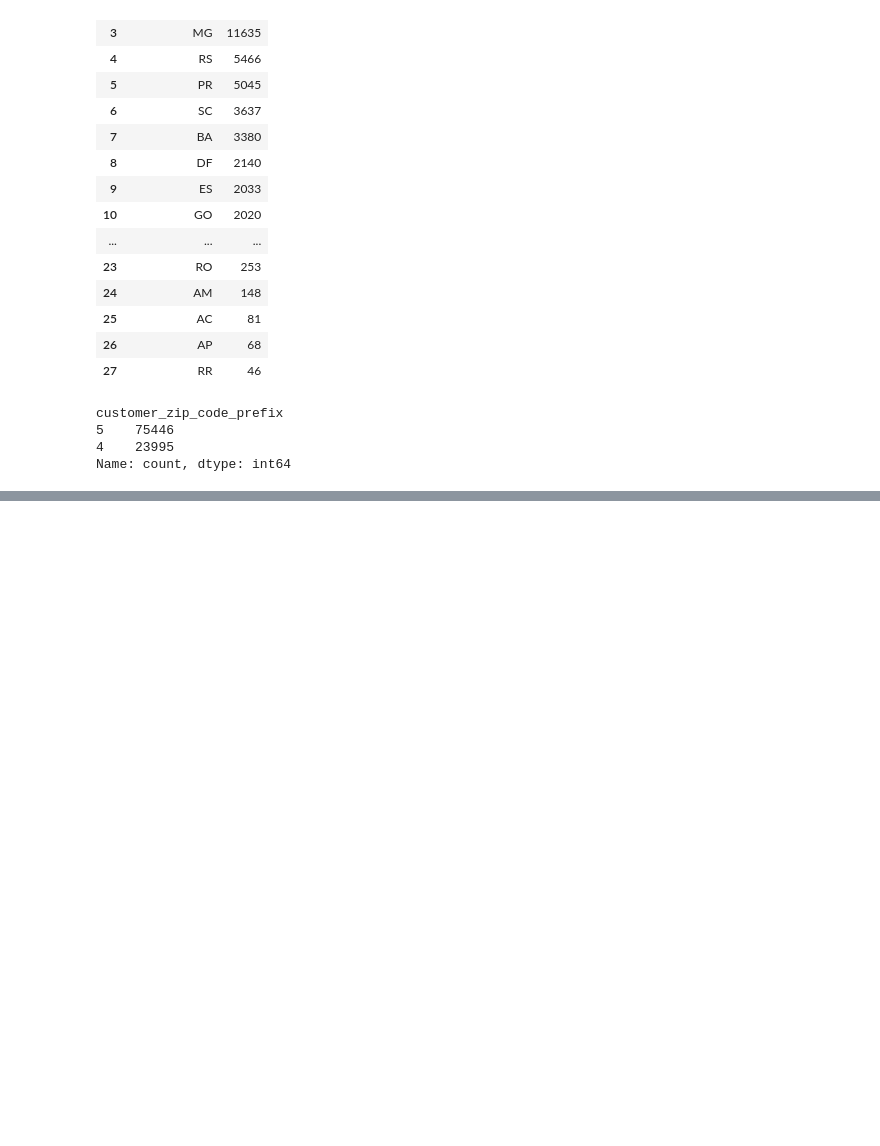
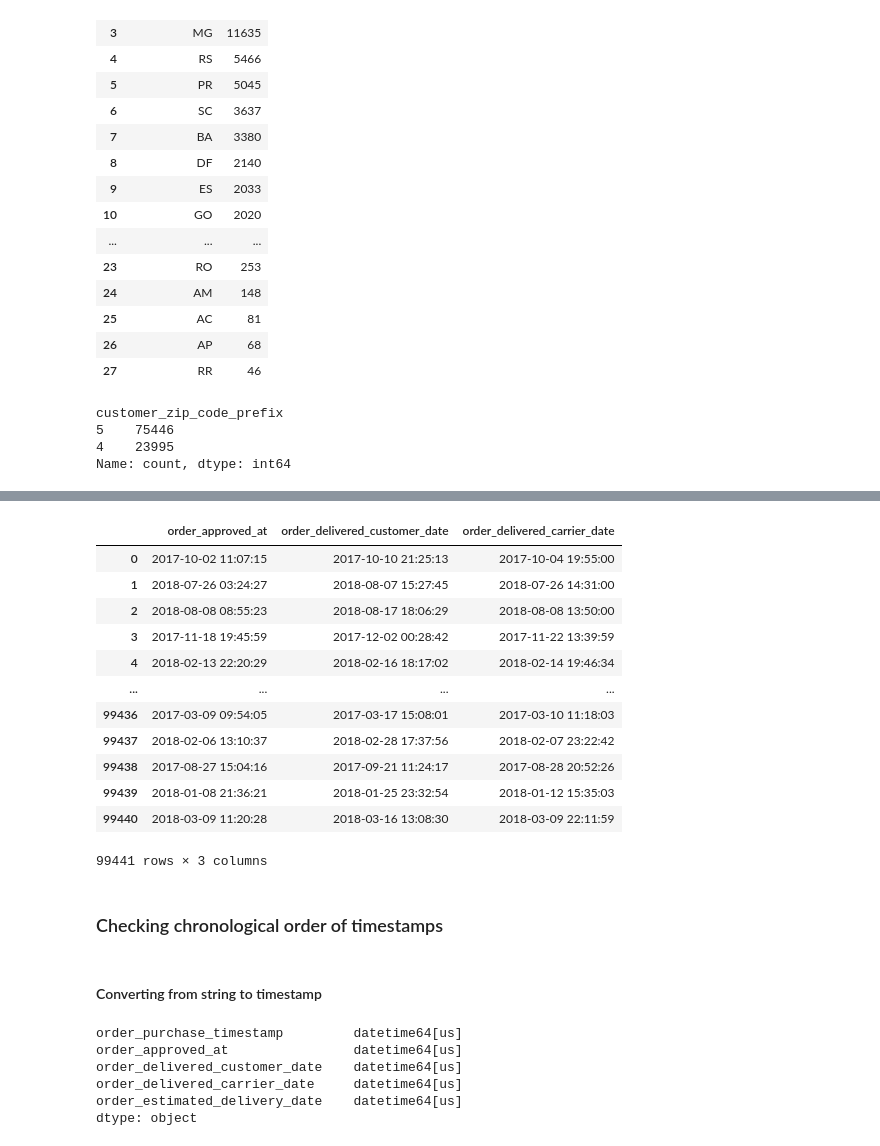
Before and after one commit to ErgysKorsita/ecommerce-batch-pipeline, a Jupyter notebook: notebooks/01_data_exploration.ipynb, the cells around one changed output, grey strips where cells are left out. Saved outputs shown, nothing was run; the diff lists cells and outputs as text; code cells hidden in the pictures; blank space fills up the shorter version.

```diff
--- a/notebooks/01_data_exploration.ipynb
+++ b/notebooks/01_data_exploration.ipynb
@@ -216,0 +396,20 @@ Name: count, dtype: int64
+# %%
+df_orders[['order_approved_at', 'order_delivered_customer_date', 'order_delivered_carrier_date']]
+# %% [output]
+|  | order_approved_at | order_delivered_customer_date | order_delivered_carrier_date |
+| 0 | 2017-10-02 11:07:15 | 2017-10-10 21:25:13 | 2017-10-04 19:55:00 |
+| 1 | 2018-07-26 03:24:27 | 2018-08-07 15:27:45 | 2018-07-26 14:31:00 |
+| 2 | 2018-08-08 08:55:23 | 2018-08-17 18:06:29 | 2018-08-08 13:50:00 |
+| 3 | 2017-11-18 19:45:59 | 2017-12-02 00:28:42 | 2017-11-22 13:39:59 |
+| 4 | 2018-02-13 22:20:29 | 2018-02-16 18:17:02 | 2018-02-14 19:46:34 |
+| ... | ... | ... | ... |
+| 99436 | 2017-03-09 09:54:05 | 2017-03-17 15:08:01 | 2017-03-10 11:18:03 |
+| 99437 | 2018-02-06 13:10:37 | 2018-02-28 17:37:56 | 2018-02-07 23:22:42 |
+| 99438 | 2017-08-27 15:04:16 | 2017-09-21 11:24:17 | 2017-08-28 20:52:26 |
+| 99439 | 2018-01-08 21:36:21 | 2018-01-25 23:32:54 | 2018-01-12 15:35:03 |
+| 99440 | 2018-03-09 11:20:28 | 2018-03-16 13:08:30 | 2018-03-09 22:11:59 |
+99441 rows × 3 columns
+# %% [markdown]
+### Checking chronological order of timestamps
+# %% [markdown]
+#### Converting from string to timestamp
@@ -216,0 +428,9 @@ Name: count, dtype: int64
+# %%
+df_orders[date_columns].dtypes
+# %% [output]
+order_purchase_timestamp         datetime64[us]
+order_approved_at                datetime64[us]
+order_delivered_customer_date    datetime64[us]
+order_delivered_carrier_date     datetime64[us]
+order_estimated_delivery_date    datetime64[us]
+dtype: object
```
Also changed, not shown: parts of 47 cells of this notebook, 1 other file.
